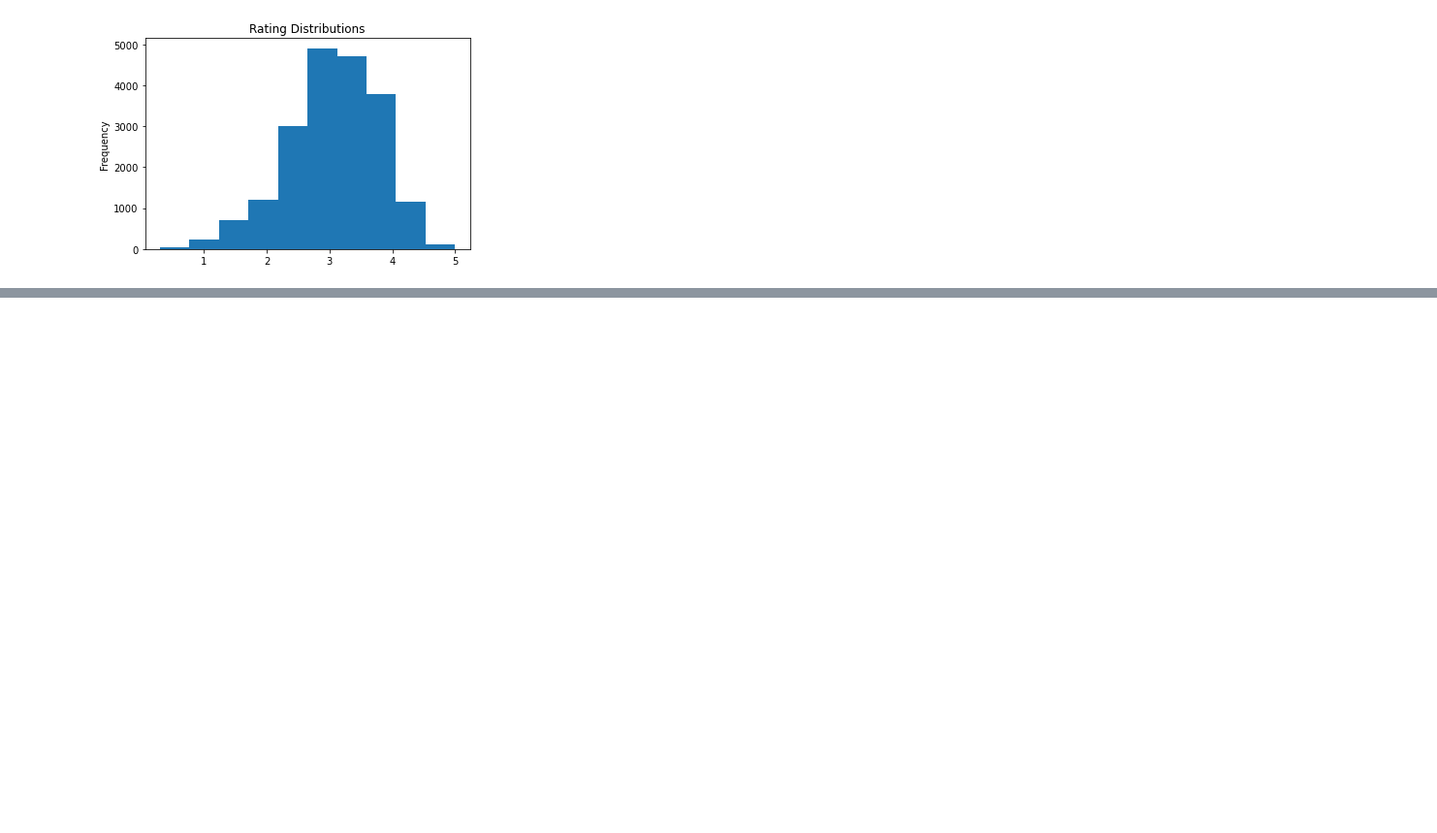
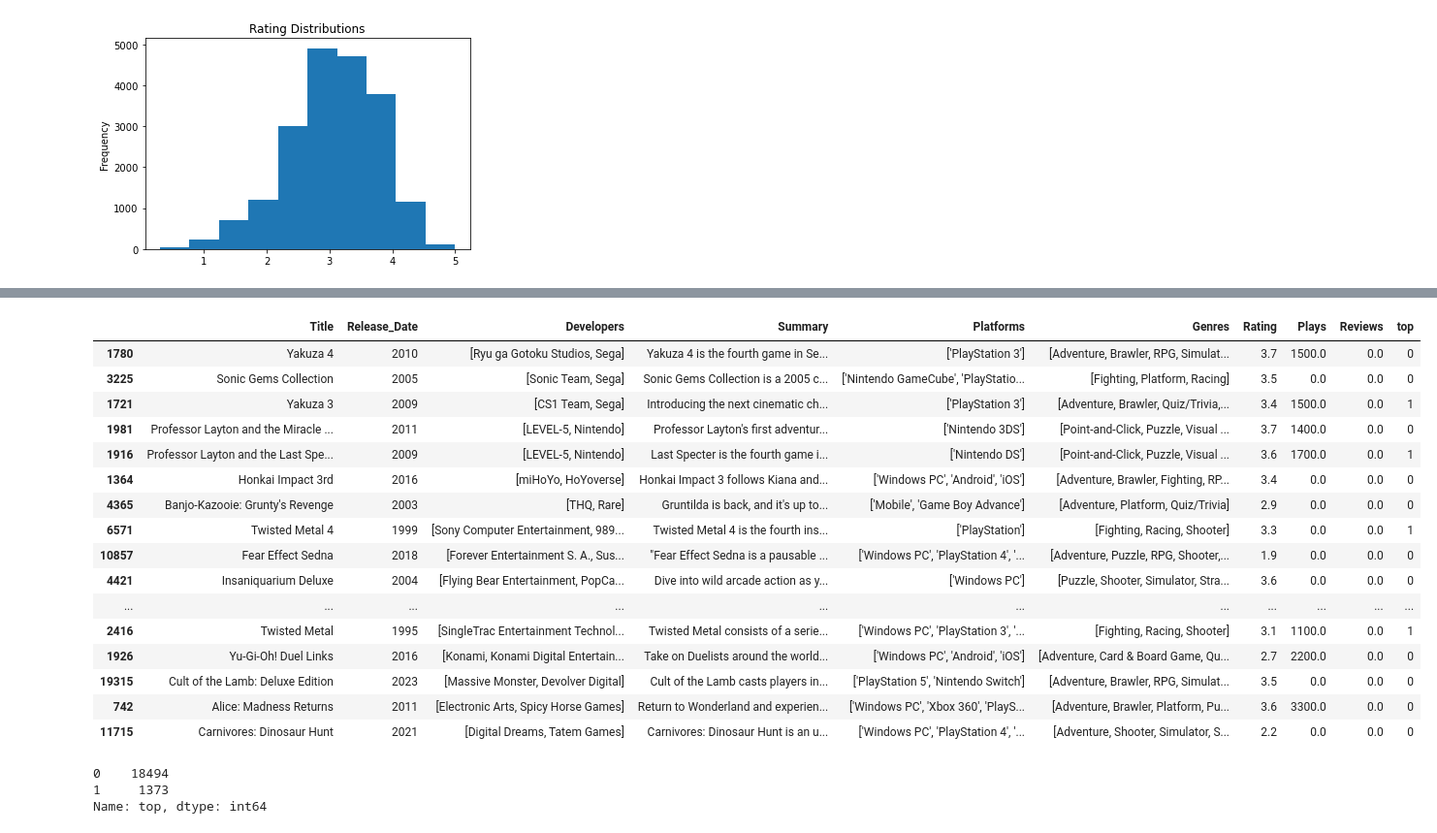
Before and after one commit to Tommyphung1/Predicting-Video-Games-Profit-with-Genres, a Jupyter notebook: notebook_1.ipynb, the cells around one changed output, grey strips where cells are left out. Shown: that part at 97% size. Drawn from its saved outputs; the diff is of its cells as text; code cells hidden in the pictures; blank space fills up the shorter version.

```diff
--- a/notebook_1.ipynb
+++ b/notebook_1.ipynb
@@ -52,2 +54,0 @@ dev_df = pd.concat([pd.get_dummies(df['Developers'].explode(),drop_first= True).
-# %%
-df[['MOBA', 'Pinball', 'Quiz/Trivia', 'Card & Board Game', 'Real Time Strategy', 'Music', 'Tactical', '', 'Turn Based Strategy', 'Point-and-Click', 'Visual Novel', 'Brawler', 'Racing', 'Sport', 'Fighting', 'Arcade', 'Simulator', 'Strategy', 'Platform', 'Puzzle', 'Shooter', 'RPG', 'Indie', 'Adventure']] = 0
@@ -153,0 +115,26 @@ genre_df[genre_df.columns[:-1]]
+# %%
+df.iloc[test_df.loc[test_df['Pred'] == 1]['index'].values]
+# %% [output]
+|  | Title | Release_Date | Developers | Summary | Platforms | Genres | Rating | Plays | Reviews | top |
+| 1780 | Yakuza 4 | 2010 | [Ryu ga Gotoku Studios, Sega] | Yakuza 4 is the fourth game in Se... | ['PlayStation 3'] | [Adventure, Brawler, RPG, Simulat... | 3.7 | 1500.0 | 0.0 | 0 |
+| 3225 | Sonic Gems Collection | 2005 | [Sonic Team, Sega] | Sonic Gems Collection is a 2005 c... | ['Nintendo GameCube', 'PlayStatio... | [Fighting, Platform, Racing] | 3.5 | 0.0 | 0.0 | 0 |
+| 1721 | Yakuza 3 | 2009 | [CS1 Team, Sega] | Introducing the next cinematic ch... | ['PlayStation 3'] | [Adventure, Brawler, Quiz/Trivia,... | 3.4 | 1500.0 | 0.0 | 1 |
+| 1981 | Professor Layton and the Miracle ... | 2011 | [LEVEL-5, Nintendo] | Professor Layton's first adventur... | ['Nintendo 3DS'] | [Point-and-Click, Puzzle, Visual ... | 3.7 | 1400.0 | 0.0 | 0 |
+| 1916 | Professor Layton and the Last Spe... | 2009 | [LEVEL-5, Nintendo] | Last Specter is the fourth game i... | ['Nintendo DS'] | [Point-and-Click, Puzzle, Visual ... | 3.6 | 1700.0 | 0.0 | 1 |
+| 1364 | Honkai Impact 3rd | 2016 | [miHoYo, HoYoverse] | Honkai Impact 3 follows Kiana and... | ['Windows PC', 'Android', 'iOS'] | [Adventure, Brawler, Fighting, RP... | 3.4 | 0.0 | 0.0 | 0 |
+| 4365 | Banjo-Kazooie: Grunty's Revenge | 2003 | [THQ, Rare] | Gruntilda is back, and it's up to... | ['Mobile', 'Game Boy Advance'] | [Adventure, Platform, Quiz/Trivia] | 2.9 | 0.0 | 0.0 | 0 |
+| 6571 | Twisted Metal 4 | 1999 | [Sony Computer Entertainment, 989... | Twisted Metal 4 is the fourth ins... | ['PlayStation'] | [Fighting, Racing, Shooter] | 3.3 | 0.0 | 0.0 | 1 |
+| 10857 | Fear Effect Sedna | 2018 | [Forever Entertainment S. A., Sus... | "Fear Effect Sedna is a pausable ... | ['Windows PC', 'PlayStation 4', '... | [Adventure, Puzzle, RPG, Shooter,... | 1.9 | 0.0 | 0.0 | 0 |
+| 4421 | Insaniquarium Deluxe | 2004 | [Flying Bear Entertainment, PopCa... | Dive into wild arcade action as y... | ['Windows PC'] | [Puzzle, Shooter, Simulator, Stra... | 3.6 | 0.0 | 0.0 | 0 |
+| ... | ... | ... | ... | ... | ... | ... | ... | ... | ... | ... |
+| 2416 | Twisted Metal | 1995 | [SingleTrac Entertainment Technol... | Twisted Metal consists of a serie... | ['Windows PC', 'PlayStation 3', '... | [Fighting, Racing, Shooter] | 3.1 | 1100.0 | 0.0 | 1 |
+| 1926 | Yu-Gi-Oh! Duel Links | 2016 | [Konami, Konami Digital Entertain... | Take on Duelists around the world... | ['Windows PC', 'Android', 'iOS'] | [Adventure, Card & Board Game, Qu... | 2.7 | 2200.0 | 0.0 | 0 |
+| 19315 | Cult of the Lamb: Deluxe Edition | 2023 | [Massive Monster, Devolver Digital] | Cult of the Lamb casts players in... | ['PlayStation 5', 'Nintendo Switch'] | [Adventure, Brawler, RPG, Simulat... | 3.5 | 0.0 | 0.0 | 0 |
+| 742 | Alice: Madness Returns | 2011 | [Electronic Arts, Spicy Horse Games] | Return to Wonderland and experien... | ['Windows PC', 'Xbox 360', 'PlayS... | [Adventure, Brawler, Platform, Pu... | 3.6 | 3300.0 | 0.0 | 0 |
+| 11715 | Carnivores: Dinosaur Hunt | 2021 | [Digital Dreams, Tatem Games] | Carnivores: Dinosaur Hunt is an u... | ['Windows PC', 'PlayStation 4', '... | [Adventure, Shooter, Simulator, S... | 2.2 | 0.0 | 0.0 | 0 |
+# %%
+df.top.value_counts()
+# %% [output]
+0    18494
+1     1373
+Name: top, dtype: int64
```
Also changed, not shown: parts of 17 cells of this notebook, 3 other files.
